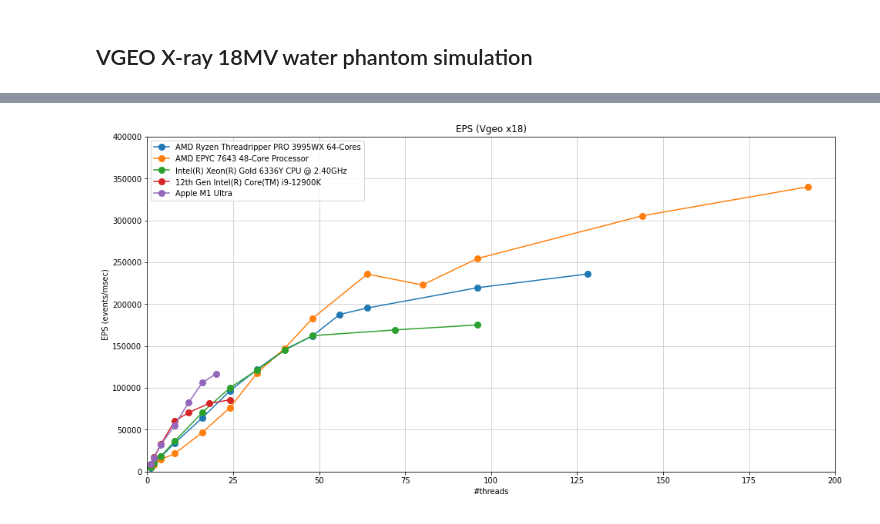
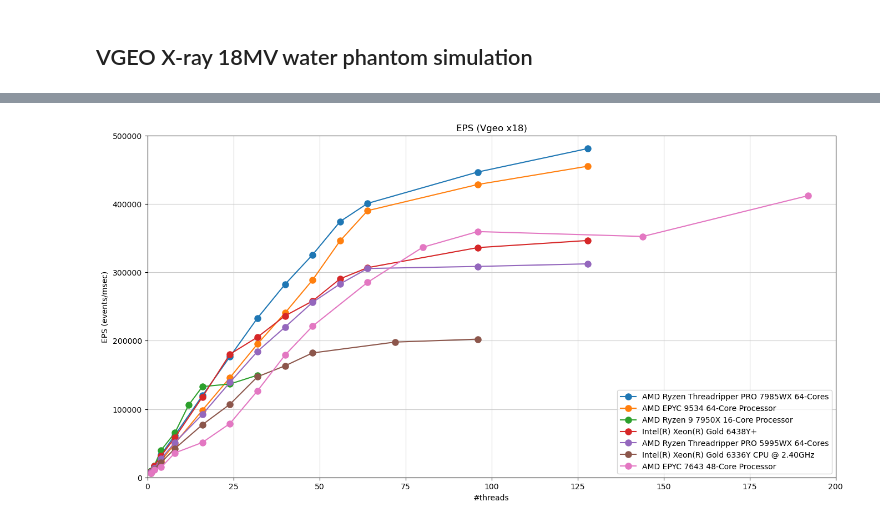
Before and after one commit to koichi-murakami/g4bench2, a Jupyter notebook: bench/plots/multi-thread.ipynb, the cells around one changed output, grey strips where cells are left out. Saved outputs shown, nothing was run; the diff lists cells and outputs as text; code cells hidden in the pictures.

```diff
--- a/bench/plots/multi-thread.ipynb
+++ b/bench/plots/multi-thread.ipynb
@@ -15,7 +17,7 @@ import pandas
 import json
 import os
 
-data_dir = "./data/11.0.3/"
+data_dir = "./data/11.3.0/"
 cpu_list = os.listdir(data_dir)
 cpu_list
 # %% [output]
@@ -101,7 +107,7 @@ plot_mt(df_hcal, title="EPS (Hcal p10)", ymax=3000)
 # %% [markdown]
 ## VGEO X-ray 18MV water phantom simulation
 # %%
-df_vgeo = make_df("data/11.0.3/", "vgeo_x18")
+df_vgeo = make_df("data/11.3.0/", "vgeo_x18")
 df_vgeo[1]
 # %% [output]
 |  | name | date | cpu | g4version | thread | event | time | init | tpe | eps | sps | ... |
@@ -122,4 +127,4 @@ df_vgeo[1]
 # %%
-plot_mt(df_vgeo, title="EPS (Vgeo x18)", ymax=400000)
+plot_mt(df_vgeo, title="EPS (Vgeo x18)", ymax= 500000)
 # %% [output]
-[figure, old version]
+[figure, new version]
```
Also changed, not shown: parts of 7 cells of this notebook, 23 other files.
